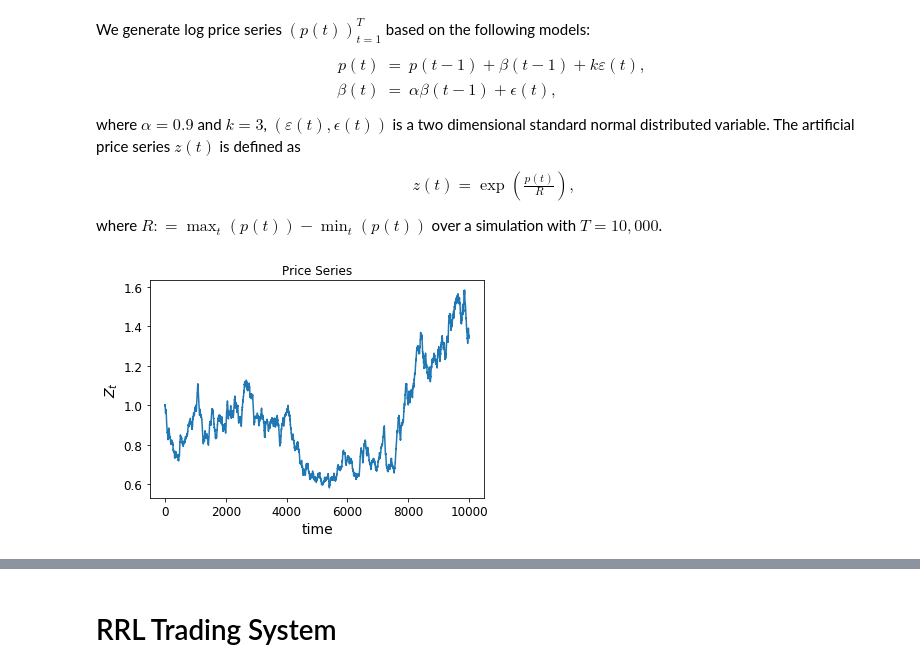
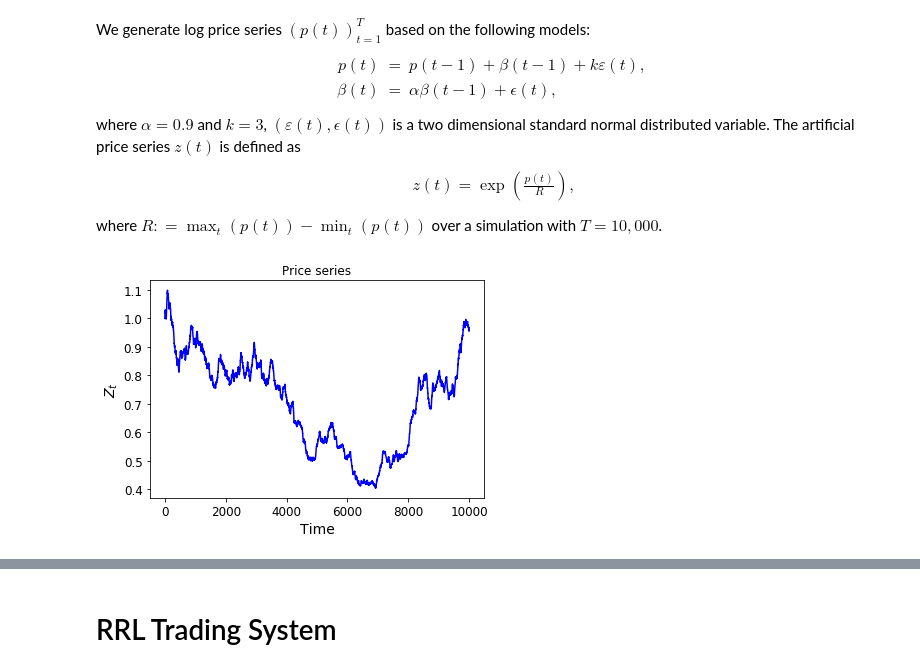
Before and after one commit to deepintomlf/mlfbook, a Jupyter notebook: Chapter8_ReinforcementLearning/RRL.ipynb, the cells around one changed output, grey strips where cells are left out. Saved outputs shown, nothing was run; the diff lists cells and outputs as text; code cells hidden in the pictures.

Commit message:
modify plotting and fix random seed

```diff
--- a/Chapter8_ReinforcementLearning/RRL.ipynb
+++ b/Chapter8_ReinforcementLearning/RRL.ipynb
@@ -74,34 +76,37 @@ import matplotlib.pyplot as plt
 plt.rcParams['axes.labelsize'] = 14
 plt.rcParams['xtick.labelsize'] = 12
 plt.rcParams['ytick.labelsize'] = 12
 
+# fix the random seed
+np.random.seed(0)
 
 def SimulateData(T):
   """
 functionality: Simulate a time series p(t) of length T, which satisfies that
 p[i+1] = p[i] + b[i] + 3e1[i];
 b[i] = 0.9*b[i-1] + e2[i];
 z = exp(p/range(p)).
 
   """
   b = np.zeros((T),  float)
   p = np.zeros((T),  float)
   b[0] = 0
   p[0] = 0
   for i in range(T-1):
       p[i+1] = p[i] + b[i] + 3*np.random.randn()
       b[i+1] = 0.9*b[i] + np.random.randn()
   R = np.max(p) - np.min(p)
   z = np.exp(p/R)
   return z
 
 T = 10000
 z = SimulateData(T)
+
 # Ploting price series v.s. time.
-plt.plot(z)
-plt.title('Price Series')
-plt.xlabel('time')
+plt.plot(z, 'b')
+plt.title('Price series')
+plt.xlabel('Time')
 plt.ylabel('$Z_t$')
 plt.show()
 # %% [output]
-[figure, old version]
+[figure, new version]
```
Also changed, not shown: parts of 12 cells of this notebook.
